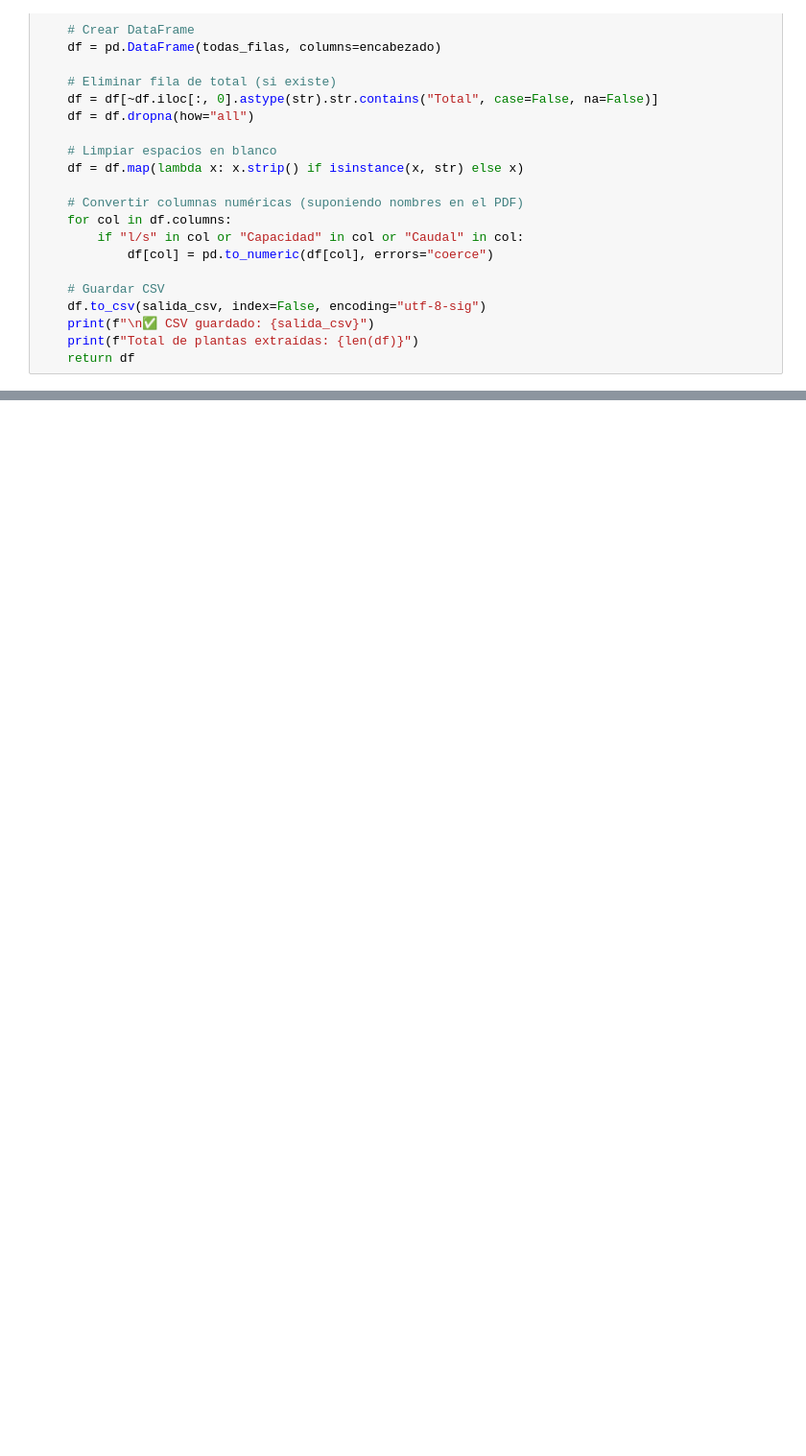
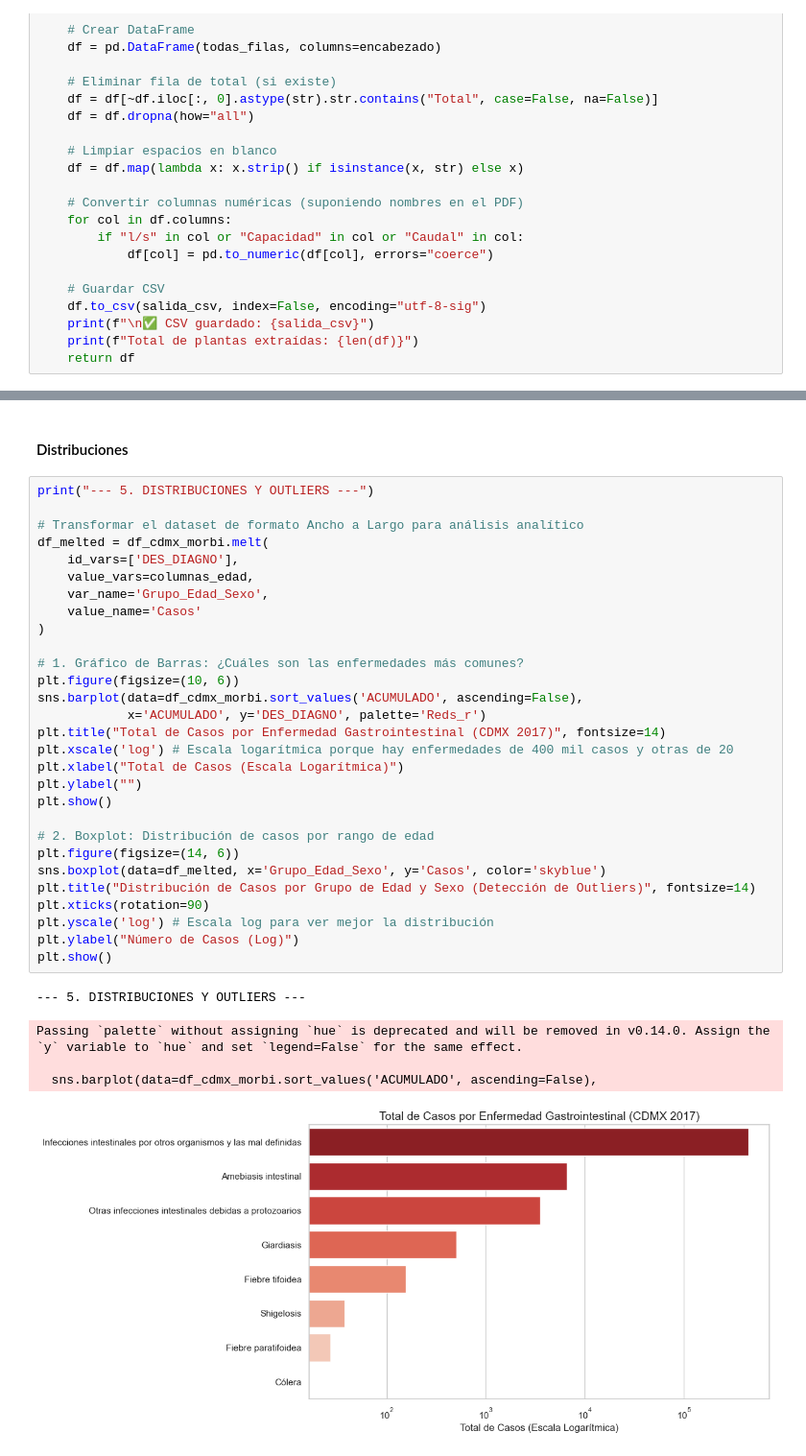
Before and after one commit to CarloKiliano/CalidadAgua_CDMX, a Jupyter notebook: notebooks/Perfilado.ipynb, the cells around one changed output, grey strips where cells are left out. Shown at 96% size. Drawn from its saved outputs; the diff is of its cells as text; blank space fills up the shorter version.

```diff
--- a/notebooks/Perfilado.ipynb
+++ b/notebooks/Perfilado.ipynb
@@ -195,0 +425,37 @@ Procesando 7 archivos...
+# %% [markdown]
+#### Distribuciones
+# %%
+print("--- 5. DISTRIBUCIONES Y OUTLIERS ---")
+
+# Transformar el dataset de formato Ancho a Largo para análisis analítico
+df_melted = df_cdmx_morbi.melt(
+    id_vars=['DES_DIAGNO'],
+    value_vars=columnas_edad,
+    var_name='Grupo_Edad_Sexo',
+    value_name='Casos'
+)
+
+# 1. Gráfico de Barras: ¿Cuáles son las enfermedades más comunes?
+plt.figure(figsize=(10, 6))
+sns.barplot(data=df_cdmx_morbi.sort_values('ACUMULADO', ascending=False),
+            x='ACUMULADO', y='DES_DIAGNO', palette='Reds_r')
+plt.title("Total de Casos por Enfermedad Gastrointestinal (CDMX 2017)", fontsize=14)
+plt.xscale('log') # Escala logarítmica porque hay enfermedades de 400 mil casos y otras de 20
+plt.xlabel("Total de Casos (Escala Logarítmica)")
+plt.ylabel("")
+plt.show()
+
+# 2. Boxplot: Distribución de casos por rango de edad
+plt.figure(figsize=(14, 6))
+sns.boxplot(data=df_melted, x='Grupo_Edad_Sexo', y='Casos', color='skyblue')
+plt.title("Distribución de Casos por Grupo de Edad y Sexo (Detección de Outliers)", fontsize=14)
+plt.xticks(rotation=90)
+plt.yscale('log') # Escala log para ver mejor la distribución
+plt.ylabel("Número de Casos (Log)")
+plt.show()
+# %% [output]
+--- 5. DISTRIBUCIONES Y OUTLIERS ---
+Passing `palette` without assigning `hue` is deprecated and will be removed in v0.14.0. Assign the `y` variable to `hue` and set `legend=False` for the same effect.
+
+  sns.barplot(data=df_cdmx_morbi.sort_values('ACUMULADO', ascending=False),
+[figure, added]
```
Also changed, not shown: parts of 43 cells of this notebook.
